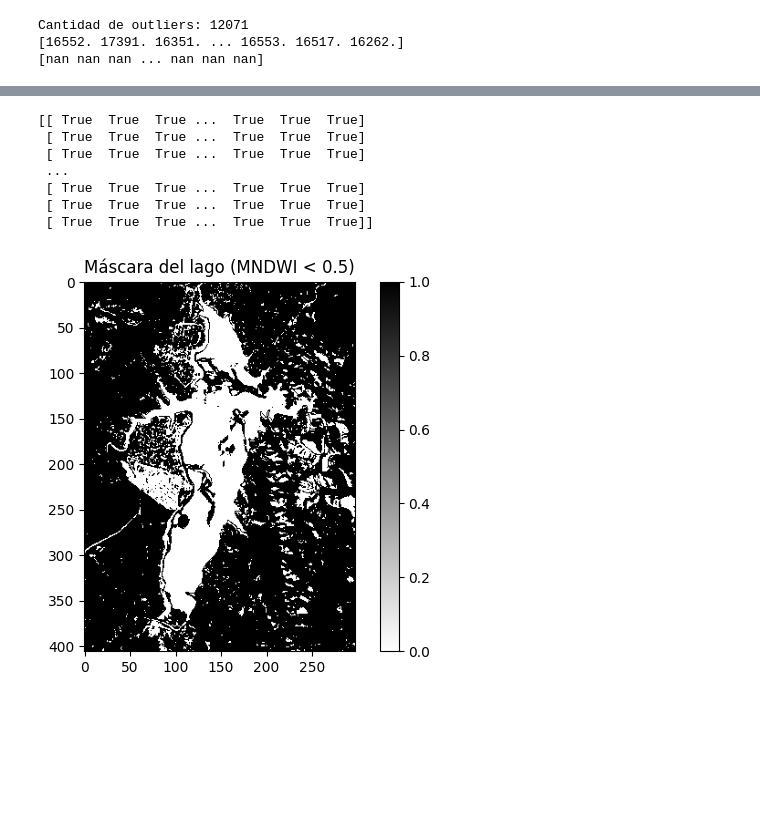
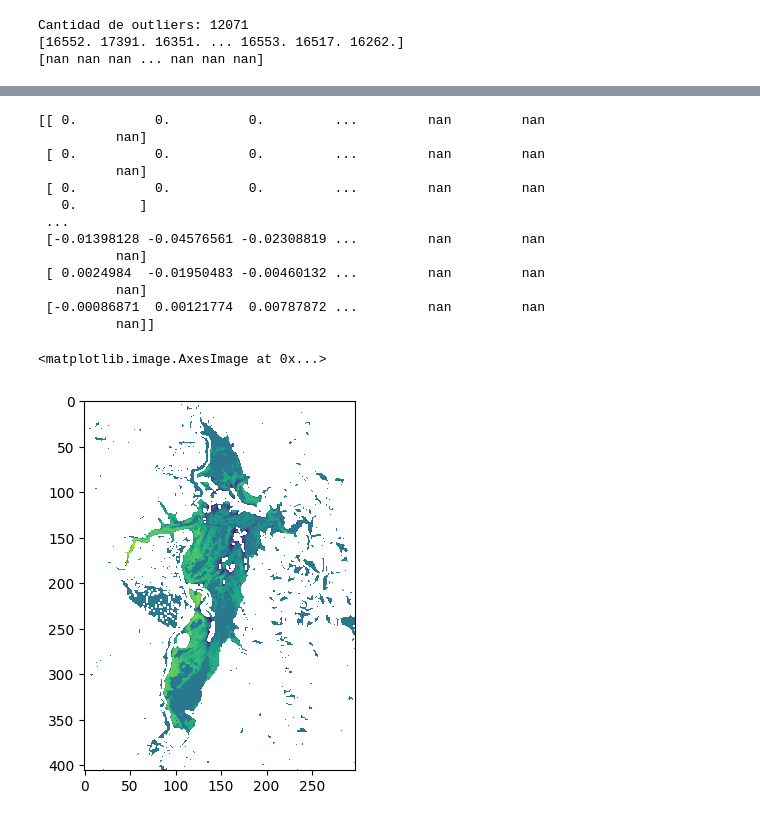
Before and after one commit to JulietaMotter/Trabajo_Final, a Jupyter notebook: notebook_tfinal.ipynb, the cells around one changed output, grey strips where cells are left out. Cells and saved outputs as stored; diff of their text form; code cells hidden in the pictures; blank space fills up the shorter version.

Commit message:
armado de mascara de lago y calculo de indices

```diff
--- a/notebook_tfinal.ipynb
+++ b/notebook_tfinal.ipynb
@@ -499,19 +493,3 @@ plt.show()
  [-0.1923483  -0.19078029 -0.19103661 ... -0.14782609 -0.17711397
   -0.20110547]]
 [figure]
-# %%
-mascara_lago = MNDWI < -0.025
-print (mascara_lago)
-plt.imshow(mascara_lago, cmap='binary')  # cmap='binary' muestra True como blanco y False como negro
-plt.title('Máscara del lago (MNDWI < 0.5)')
-plt.colorbar()  # Agregar una barra de color para indicar los valores de la máscara
-plt.show()
-# %% [output]
-[[ True  True  True ...  True  True  True]
- [ True  True  True ...  True  True  True]
- [ True  True  True ...  True  True  True]
- ...
- [ True  True  True ...  True  True  True]
- [ True  True  True ...  True  True  True]
- [ True  True  True ...  True  True  True]]
-[figure, removed]
@@ -519,0 +496,22 @@ NDVI = ((matriz_b5_sin_out - matriz_b4_sin_out) / (matriz_b5_sin_out + matriz_b4
+# %%
+#EXTRACCION DE MASCARA EN SUPERFICIE DE LAGO
+mascara_lago = MNDWI > -0.05
+MNDWI_enmascarado = np.where(mascara_lago, MNDWI, np.nan)
+print(MNDWI_enmascarado[200:240, 140:190]) #para ver los resultados
+plt.imshow(MNDWI_enmascarado)
+# %% [output]
+[[ 0.          0.          0.         ...         nan         nan
+          nan]
+ [ 0.          0.          0.         ...         nan         nan
+          nan]
+ [ 0.          0.          0.         ...         nan         nan
+   0.        ]
+ ...
+ [-0.01398128 -0.04576561 -0.02308819 ...         nan         nan
+          nan]
+ [ 0.0024984  -0.01950483 -0.00460132 ...         nan         nan
+          nan]
+ [-0.00086871  0.00121774  0.00787872 ...         nan         nan
+          nan]]
+<matplotlib.image.AxesImage at 0x...>
+[figure, added]
```
Also changed, not shown: parts of 4 cells of this notebook.
